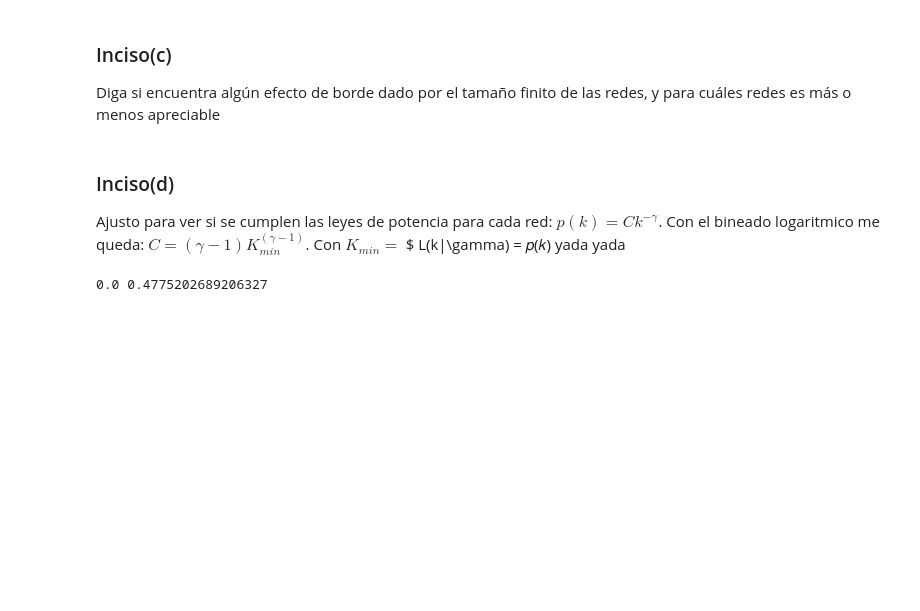
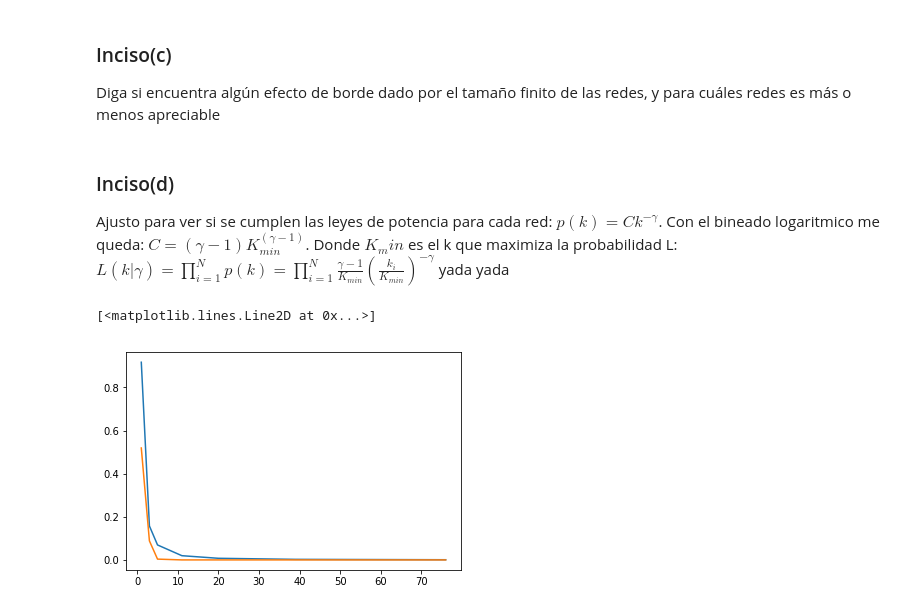
Before and after one commit to LunaKadysz/Redes, a Jupyter notebook: TPC_02/TPC_02_luna.ipynb, the cells around one changed output. Cells and saved outputs as stored; diff of their text form; code cells hidden in the pictures; blank space fills up the shorter version.

```diff
--- a/TPC_02/TPC_02_luna.ipynb
+++ b/TPC_02/TPC_02_luna.ipynb
@@ -106,18 +113,32 @@ redes es más o menos apreciable
 Ajusto para ver si se cumplen las leyes de potencia para cada red:
 $p(k) = Ck^{-\gamma}$.
 Con el bineado logaritmico me queda:
-$C = (\gamma - 1) K_{min}^{(\gamma-1)}$. Con $K_{min} = $
-$ L(k|\gamma) = 𝑝(𝑘)
+$C = (\gamma - 1) K_{min}^{(\gamma-1)}$.
+Donde $K_min$ es el k que maximiza la probabilidad L:
+$ L(k|\gamma) = \prod_{i=1}^{N} p(k) = \prod_{i=1}^{N} \frac{\gamma -1}{K_{min}} (\frac{k_i}{K_{min}})^{-\gamma} $
 yada yada
 # %%
 def gamma(N,k,kmin):
     return 1 + N * 1/(np.sum(np.log(k/(kmin-0.5))))
 
+def L_real(pk):
+    lista_L = []
+    for i in range(len(pk)):
+        L_i = np.prod(pk[0:i+1])
+        lista_L.append(L_i)
+    return lista_L
+
 def L(N,k,kmin):
-    return np.prod(((gamma(N,k,kmin)-1)/kmin)*((k/kmin)**(-gamma(N,k,kmin))))
+    lista_L = []
+    for i in k:
+        L_i = np.prod(((gamma(N,k,kmin)-1)/kmin)*((i/kmin)**(-gamma(N,k,kmin))))
+        lista_L.append(L_i)
+    return lista_L
 
 #prueba
-hist,bins = cumulative_binning('./data/yeast_Y2H.txt')
-print(L(2018,bins,3),gamma(2018,bins,3))
+k,pk = log_binning('./data/yeast_Y2H.txt')
+plt.plot(k,L(8,k,2))
+plt.plot(k,L_real(pk))
 # %% [output]
-0.0 0.4775202689206327
+[<matplotlib.lines.Line2D at 0x...>]
+[figure, added]
```
Also changed, not shown: parts of 3 cells of this notebook, 3 other files.
